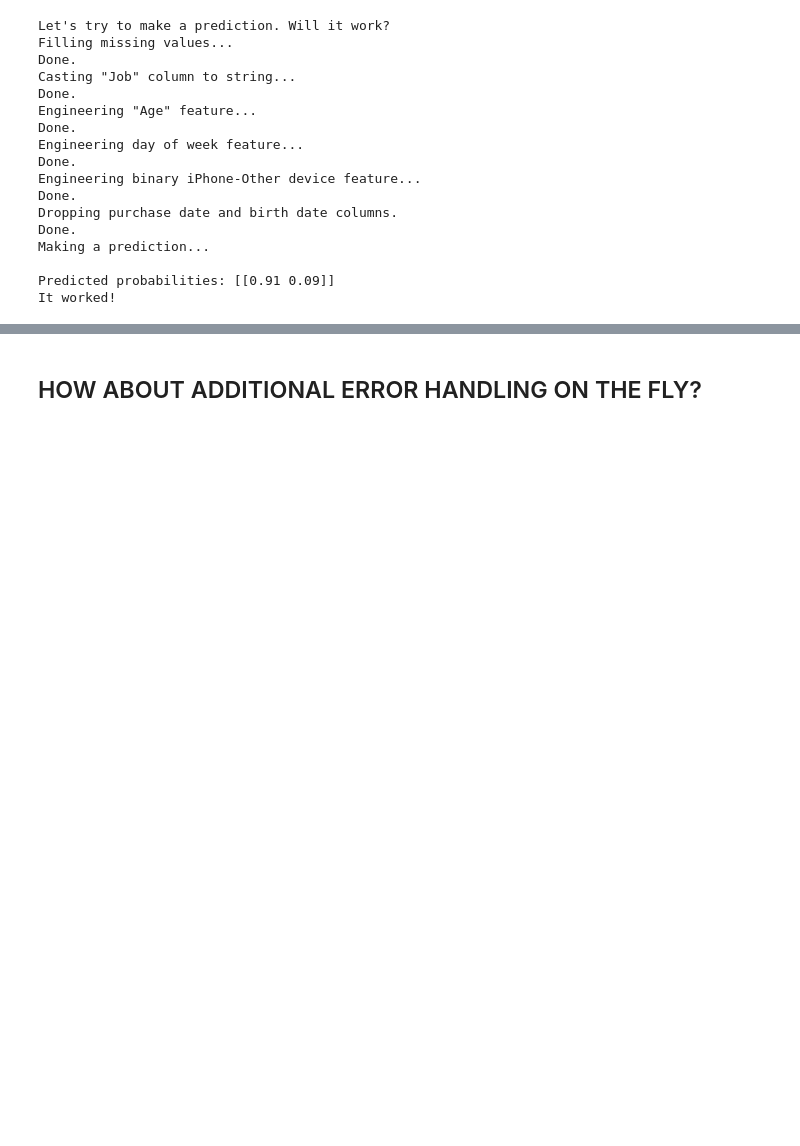
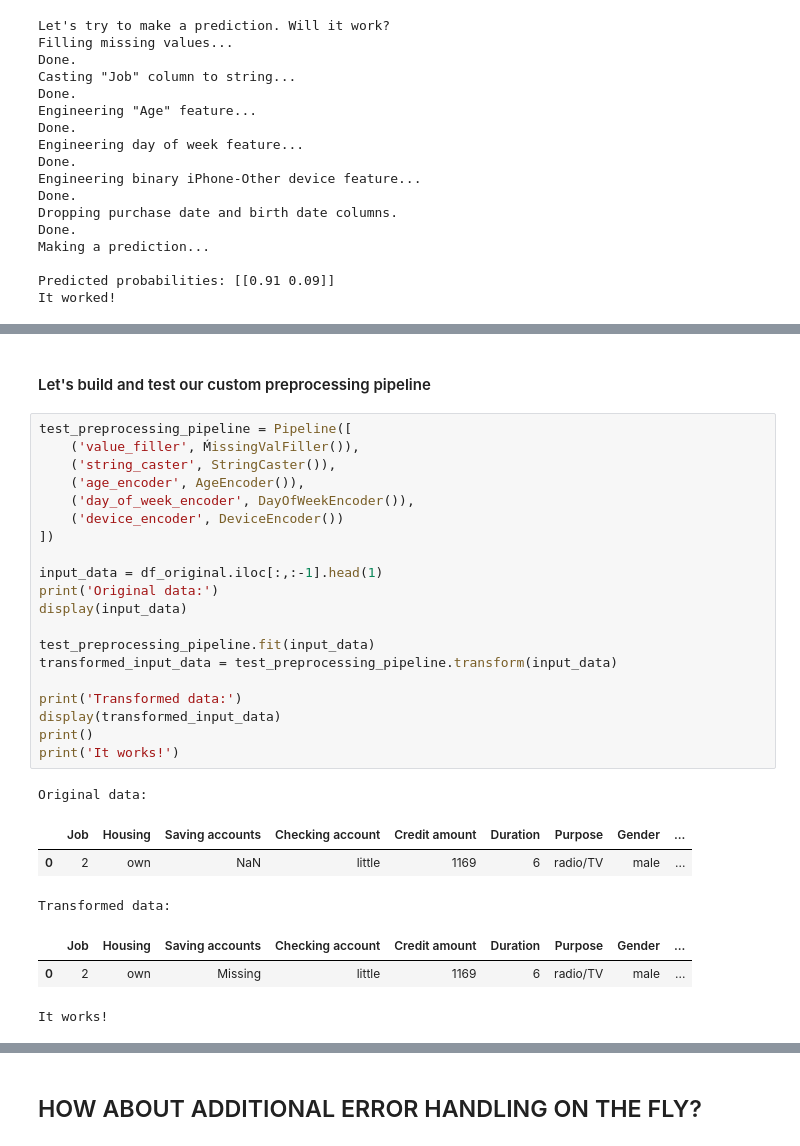
Before and after one commit to tsekulski/ml-in-production, a Jupyter notebook: notebooks/ml-in-production.ipynb, the cells around one changed output, grey strips where cells are left out. Drawn from its saved outputs; the diff is of its cells as text; blank space fills up the shorter version.

```diff
--- a/notebooks/ml-in-production.ipynb
+++ b/notebooks/ml-in-production.ipynb
@@ -1123,0 +1294,30 @@ It worked!
+# %% [markdown]
+#### Let's build and test our custom preprocessing pipeline
+# %%
+test_preprocessing_pipeline = Pipeline([
+    ('value_filler', ḾissingValFiller()),
+    ('string_caster', StringCaster()),
+    ('age_encoder', AgeEncoder()),
+    ('day_of_week_encoder', DayOfWeekEncoder()),
+    ('device_encoder', DeviceEncoder())
+])
+
+input_data = df_original.iloc[:,:-1].head(1)
+print('Original data:')
+display(input_data)
+
+test_preprocessing_pipeline.fit(input_data)
+transformed_input_data = test_preprocessing_pipeline.transform(input_data)
+
+print('Transformed data:')
+display(transformed_input_data)
+print()
+print('It works!')
+# %% [output]
+Original data:
+|  | Job | Housing | Saving accounts | Checking account | Credit amount | Duration | Purpose | Gender | ... |
+| 0 | 2 | own | NaN | little | 1169 | 6 | radio/TV | male | ... |
+Transformed data:
+|  | Job | Housing | Saving accounts | Checking account | Credit amount | Duration | Purpose | Gender | ... |
+| 0 | 2 | own | Missing | little | 1169 | 6 | radio/TV | male | ... |
+It works!
```
Also changed, not shown: parts of 11 cells of this notebook.
